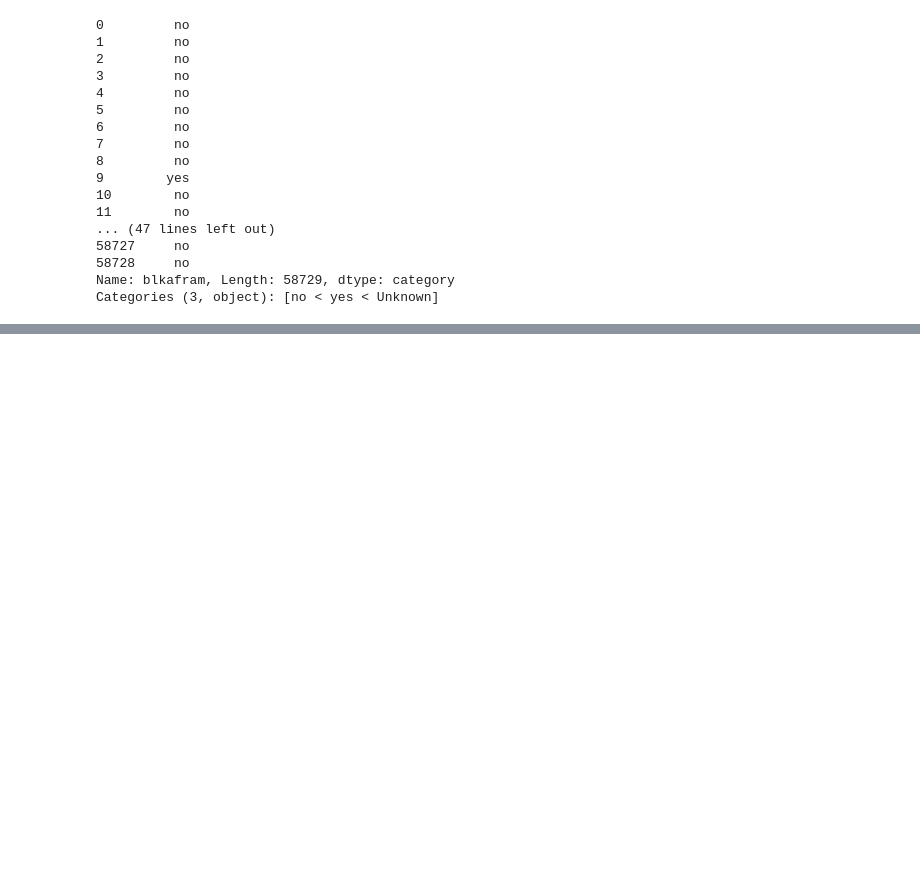
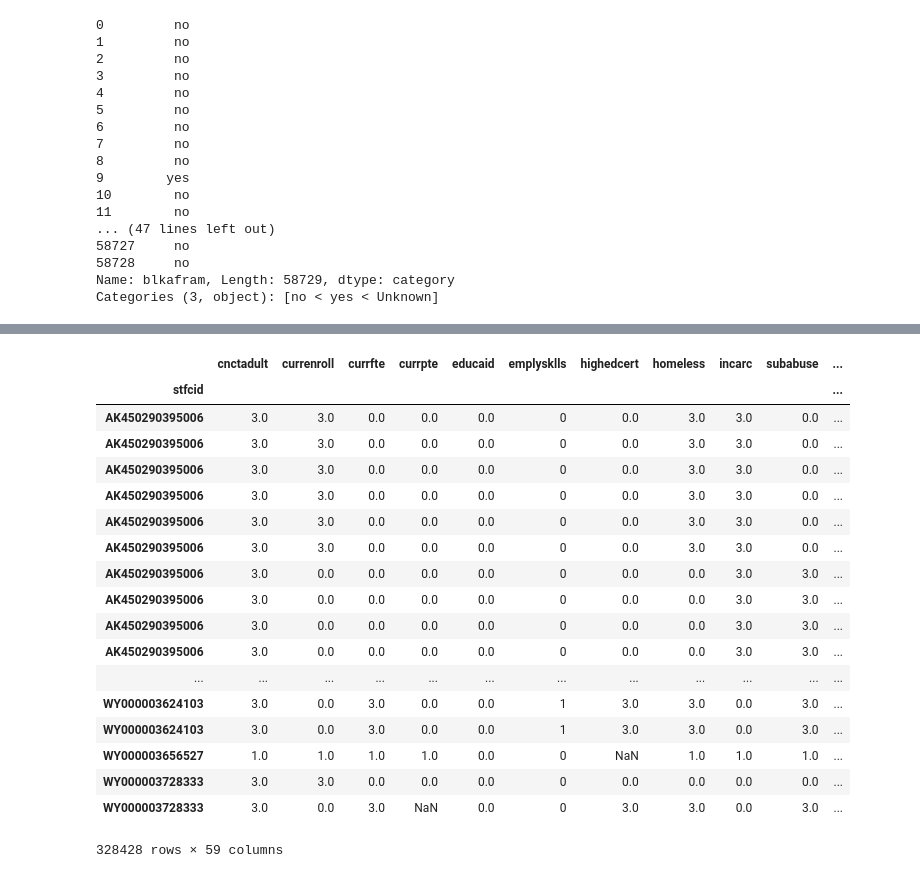
Before and after one commit to kylehommes/FosterCare, a Jupyter notebook: Foster Care Project.ipynb, the cells around one changed output, grey strips where cells are left out. Saved outputs shown, nothing was run; the diff lists cells and outputs as text; code cells hidden in the pictures; blank space fills up the shorter version.

```diff
--- a/Foster Care Project.ipynb
+++ b/Foster Care Project.ipynb
@@ -84,8 +104,8 @@ dtype: object
 [figure]
 # %%
 df_cat = pd.DataFrame()
-cat_var = ['sex','amiakn','asian','blkafram','hawaiipi','white','raceunkn','racedcln',
-           'hisorgin','race','raceethn','wave']
+cat_var = ['sex','race','raceethn']
 for i in cat_var:
     df_cat[i] = df_all[i].cat.codes
 print(df_cat.head())
+df_cat.describe()
@@ -351,10 +326,11 @@ Length: 69, dtype: int64
 # %%
 var = list(df_all.select_dtypes(include=["category"]))
 for i in var:
-    df_all[i] = df_all[i].cat.add_categories(["Zero"]).fillna("Zero")
-na_var = ['hisorgin','othrhlthin','outcmfcs','fy','stfips']
-for i in na_var:
-    df_all[i]= df[i].fillna(0)
+    df_all[i] = df_all[i].cat.add_categories("0").fillna("0")
+# %%
+na_var = ['hisorgin','othrhlthin','outcmfcs','fy','stfips']
+for i in na_var:
+    df_all[i]= df_all[i].fillna(0)
 # %%
 df_all.to_csv("~/Desktop/foster_all.csv")
 # %%
@@ -421,0 +610,4 @@ dat_dic_4 = dict({'blank':1,'death':0,'incarcerated':0,'runaway or missing':0,
+# %%
+mean_score = df_model.groupby(df_model.index)['score'].mean()
+mean_score
+df_model = df_model.join(mean_score, lsuffix='_model', rsuffix='_mean')
@@ -421,0 +632,22 @@ dat_dic_4 = dict({'blank':1,'death':0,'incarcerated':0,'runaway or missing':0,
+# %%
+df_model
+# %% [output]
+|  | cnctadult | currenroll | currfte | currpte | educaid | emplysklls | highedcert | homeless | incarc | subabuse | ... |
+| stfcid |  |  |  |  |  |  |  |  |  |  | ... |
+| AK450290395006 | 3.0 | 3.0 | 0.0 | 0.0 | 0.0 | 0 | 0.0 | 3.0 | 3.0 | 0.0 | ... |
+| AK450290395006 | 3.0 | 3.0 | 0.0 | 0.0 | 0.0 | 0 | 0.0 | 3.0 | 3.0 | 0.0 | ... |
+| AK450290395006 | 3.0 | 3.0 | 0.0 | 0.0 | 0.0 | 0 | 0.0 | 3.0 | 3.0 | 0.0 | ... |
+| AK450290395006 | 3.0 | 3.0 | 0.0 | 0.0 | 0.0 | 0 | 0.0 | 3.0 | 3.0 | 0.0 | ... |
+| AK450290395006 | 3.0 | 3.0 | 0.0 | 0.0 | 0.0 | 0 | 0.0 | 3.0 | 3.0 | 0.0 | ... |
+| AK450290395006 | 3.0 | 3.0 | 0.0 | 0.0 | 0.0 | 0 | 0.0 | 3.0 | 3.0 | 0.0 | ... |
+| AK450290395006 | 3.0 | 0.0 | 0.0 | 0.0 | 0.0 | 0 | 0.0 | 0.0 | 3.0 | 3.0 | ... |
+| AK450290395006 | 3.0 | 0.0 | 0.0 | 0.0 | 0.0 | 0 | 0.0 | 0.0 | 3.0 | 3.0 | ... |
+| AK450290395006 | 3.0 | 0.0 | 0.0 | 0.0 | 0.0 | 0 | 0.0 | 0.0 | 3.0 | 3.0 | ... |
+| AK450290395006 | 3.0 | 0.0 | 0.0 | 0.0 | 0.0 | 0 | 0.0 | 0.0 | 3.0 | 3.0 | ... |
+| ... | ... | ... | ... | ... | ... | ... | ... | ... | ... | ... | ... |
+| WY000003624103 | 3.0 | 0.0 | 3.0 | 0.0 | 0.0 | 1 | 3.0 | 3.0 | 0.0 | 3.0 | ... |
+| WY000003624103 | 3.0 | 0.0 | 3.0 | 0.0 | 0.0 | 1 | 3.0 | 3.0 | 0.0 | 3.0 | ... |
+| WY000003656527 | 1.0 | 1.0 | 1.0 | 1.0 | 0.0 | 0 | NaN | 1.0 | 1.0 | 1.0 | ... |
+| WY000003728333 | 3.0 | 3.0 | 0.0 | 0.0 | 0.0 | 0 | 0.0 | 0.0 | 0.0 | 0.0 | ... |
+| WY000003728333 | 3.0 | 0.0 | 3.0 | NaN | 0.0 | 0 | 3.0 | 3.0 | 0.0 | 3.0 | ... |
+328428 rows × 59 columns
```
Also changed, not shown: parts of 29 cells of this notebook.
